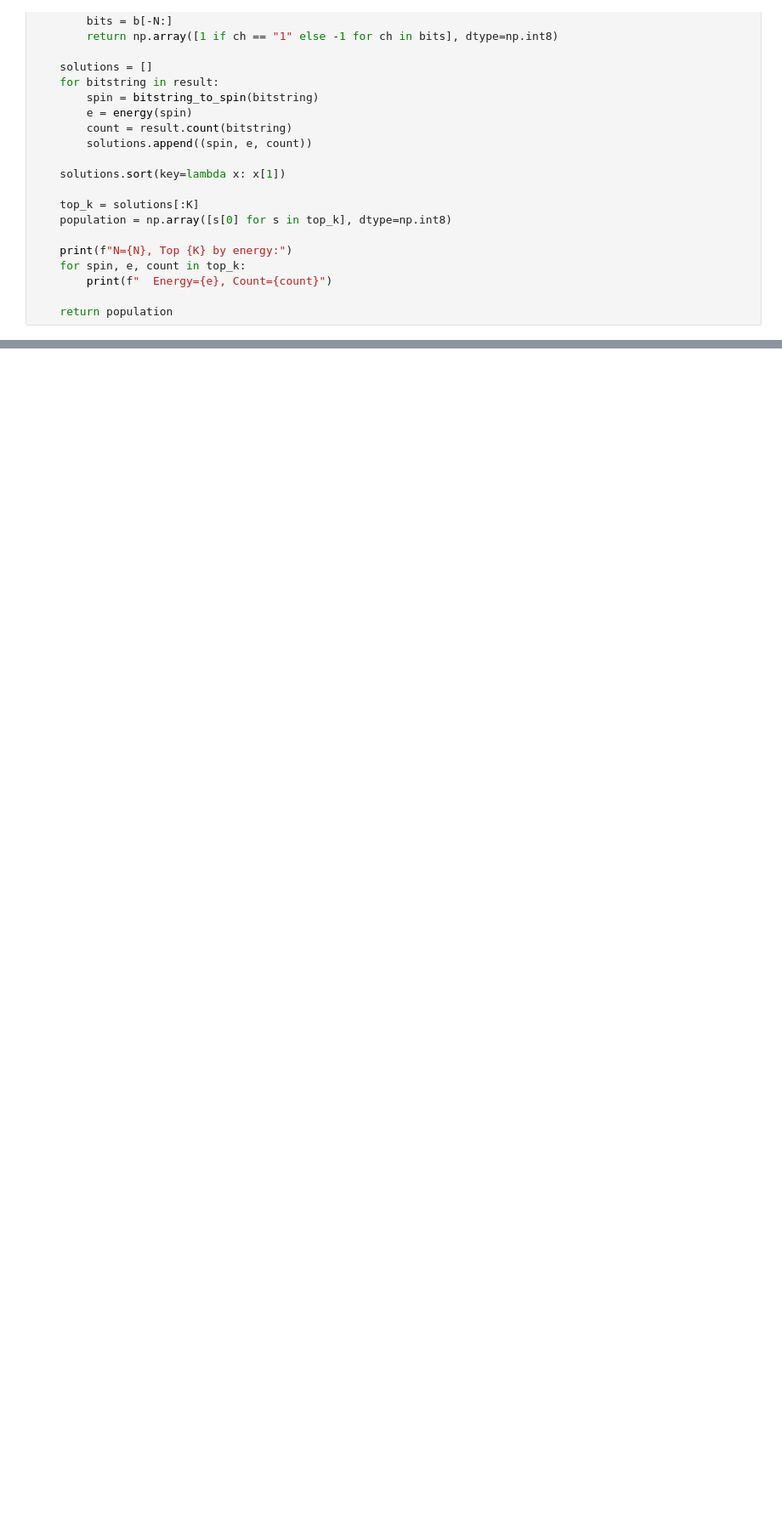
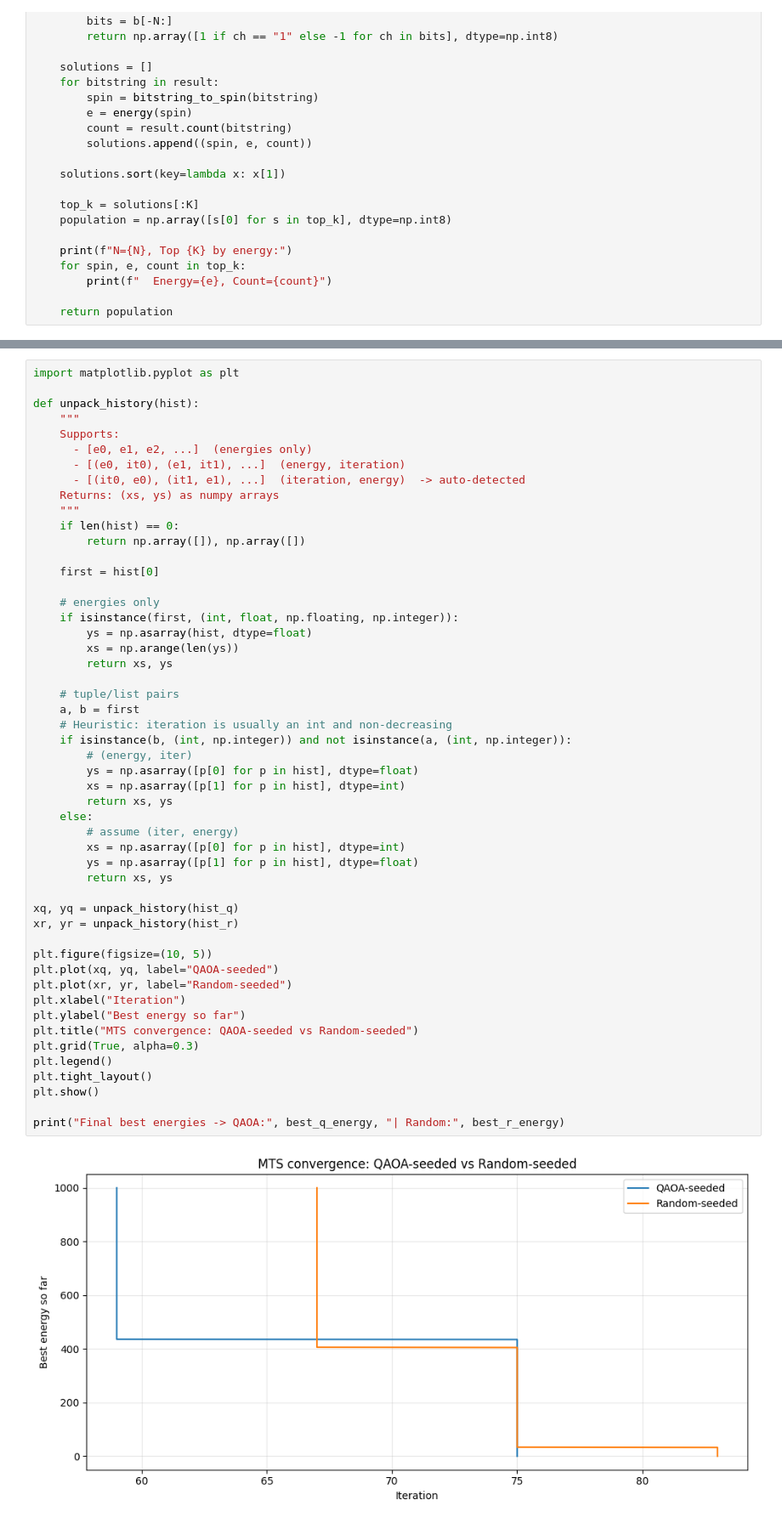
Before and after one commit to idilbagubek/2026-NVIDIA, a Jupyter notebook: Phase2.ipynb, the cells around one changed output, grey strips where cells are left out. Shown at 85% size. Drawn from its saved outputs; the diff is of its cells as text; blank space fills up the shorter version.

```diff
--- a/Phase2.ipynb
+++ b/Phase2.ipynb
@@ -367,0 +369,53 @@ Random-seeded best energy: 59 Random-seeded best sequence: [ 1  1  1  1  1 -1 -1
+# %%
+import matplotlib.pyplot as plt
+
+def unpack_history(hist):
+    """
+    Supports:
+      - [e0, e1, e2, ...]  (energies only)
+      - [(e0, it0), (e1, it1), ...]  (energy, iteration)
+      - [(it0, e0), (it1, e1), ...]  (iteration, energy)  -> auto-detected
+    Returns: (xs, ys) as numpy arrays
+    """
+    if len(hist) == 0:
+        return np.array([]), np.array([])
+
+    first = hist[0]
+
+    # energies only
+    if isinstance(first, (int, float, np.floating, np.integer)):
+        ys = np.asarray(hist, dtype=float)
+        xs = np.arange(len(ys))
+        return xs, ys
+
+    # tuple/list pairs
+    a, b = first
+    # Heuristic: iteration is usually an int and non-decreasing
+    if isinstance(b, (int, np.integer)) and not isinstance(a, (int, np.integer)):
+        # (energy, iter)
+        ys = np.asarray([p[0] for p in hist], dtype=float)
+        xs = np.asarray([p[1] for p in hist], dtype=int)
+        return xs, ys
+    else:
+        # assume (iter, energy)
+        xs = np.asarray([p[0] for p in hist], dtype=int)
+        ys = np.asarray([p[1] for p in hist], dtype=float)
+        return xs, ys
+
+xq, yq = unpack_history(hist_q)
+xr, yr = unpack_history(hist_r)
+
+plt.figure(figsize=(10, 5))
+plt.plot(xq, yq, label="QAOA-seeded")
+plt.plot(xr, yr, label="Random-seeded")
+plt.xlabel("Iteration")
+plt.ylabel("Best energy so far")
+plt.title("MTS convergence: QAOA-seeded vs Random-seeded")
+plt.grid(True, alpha=0.3)
+plt.legend()
+plt.tight_layout()
+plt.show()
+
+print("Final best energies -> QAOA:", best_q_energy, "| Random:", best_r_energy)
+# %% [output]
+[figure, added]
```
Also changed, not shown: parts of 4 cells of this notebook.
